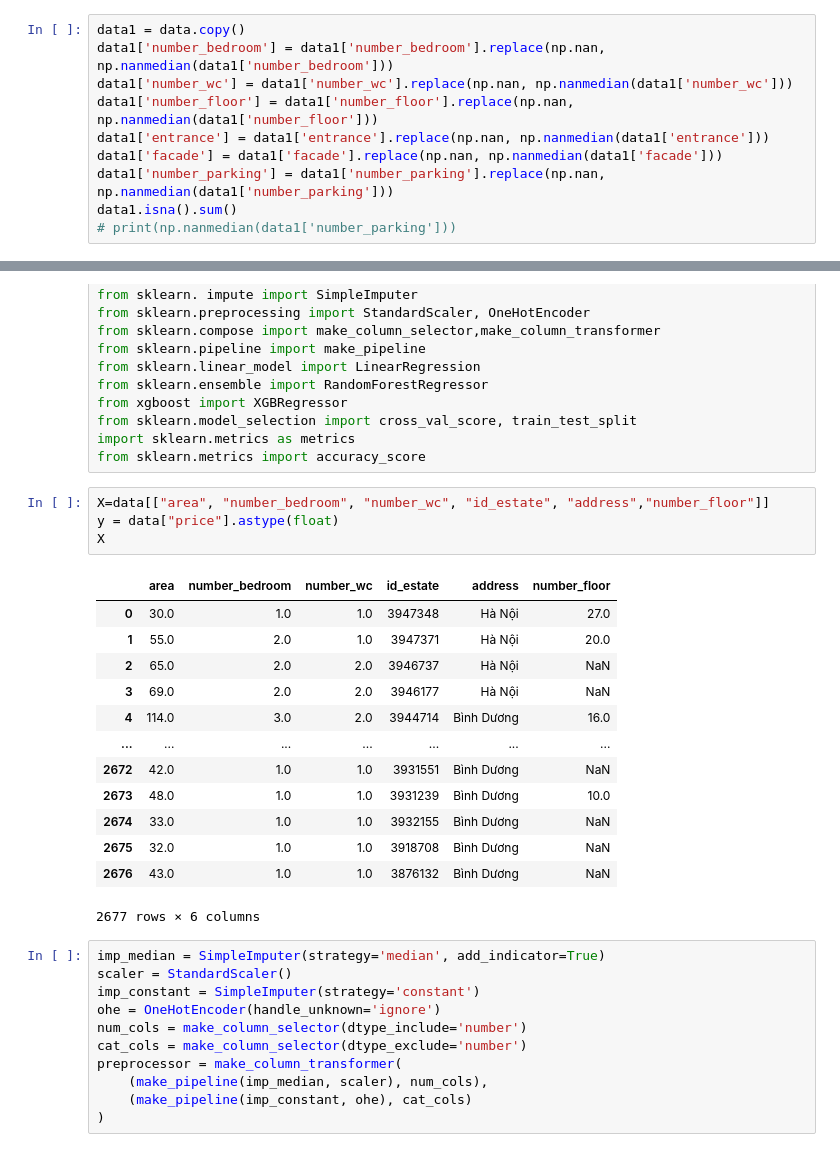
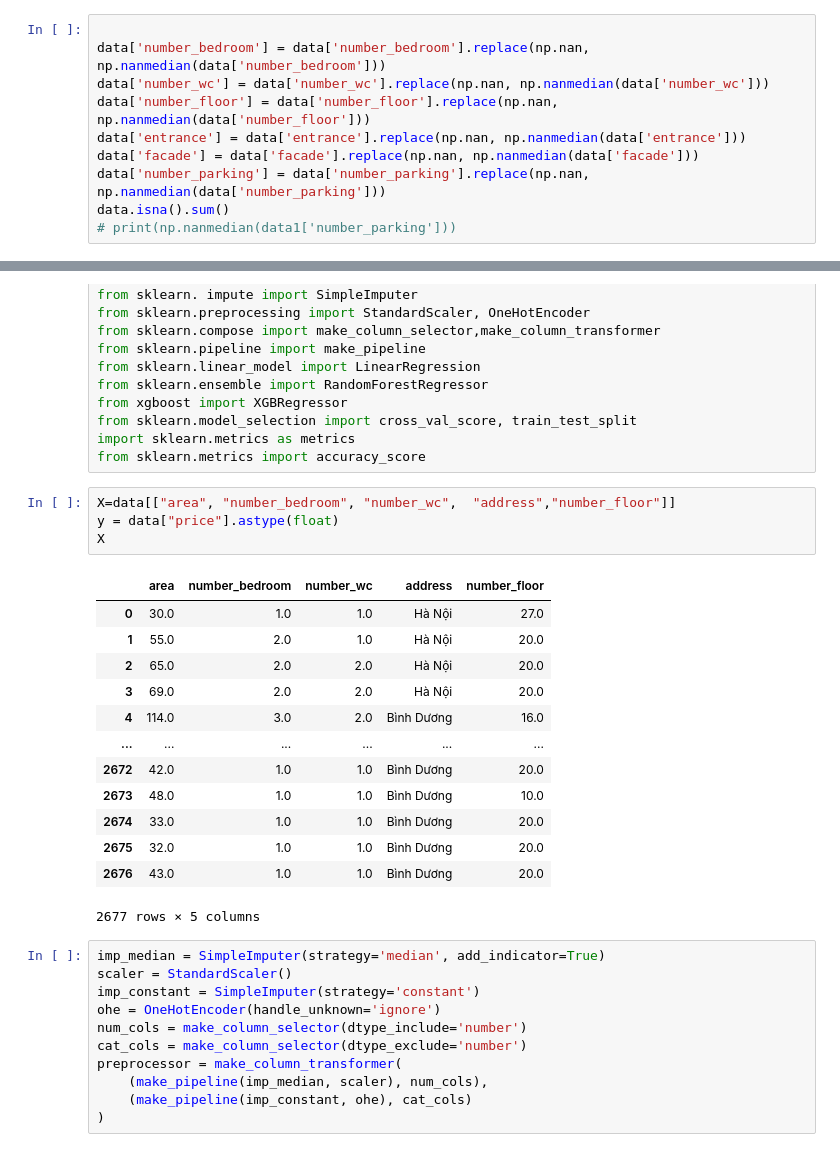
Before and after one commit to lythanhhai/Crawl_Real_Estate, a Jupyter notebook: EDA copy 2.ipynb, the cells around one changed output, grey strips where cells are left out. Drawn from its saved outputs; the diff is of its cells as text.

```diff
--- a/EDA copy 2.ipynb
+++ b/EDA copy 2.ipynb
@@ -226,14 +226,14 @@ address
  Bến Tre                         1
 Name: address, dtype: int64
 # %%
-data1 = data.copy()
-data1['number_bedroom'] = data1['number_bedroom'].replace(np.nan, np.nanmedian(data1['number_bedroom']))
-data1['number_wc'] = data1['number_wc'].replace(np.nan, np.nanmedian(data1['number_wc']))
-data1['number_floor'] = data1['number_floor'].replace(np.nan, np.nanmedian(data1['number_floor']))
-data1['entrance'] = data1['entrance'].replace(np.nan, np.nanmedian(data1['entrance']))
-data1['facade'] = data1['facade'].replace(np.nan, np.nanmedian(data1['facade']))
-data1['number_parking'] = data1['number_parking'].replace(np.nan, np.nanmedian(data1['number_parking']))
-data1.isna().sum()
+
+data['number_bedroom'] = data['number_bedroom'].replace(np.nan, np.nanmedian(data['number_bedroom']))
+data['number_wc'] = data['number_wc'].replace(np.nan, np.nanmedian(data['number_wc']))
+data['number_floor'] = data['number_floor'].replace(np.nan, np.nanmedian(data['number_floor']))
+data['entrance'] = data['entrance'].replace(np.nan, np.nanmedian(data['entrance']))
+data['facade'] = data['facade'].replace(np.nan, np.nanmedian(data['facade']))
+data['number_parking'] = data['number_parking'].replace(np.nan, np.nanmedian(data['number_parking']))
+data.isna().sum()
 # print(np.nanmedian(data1['number_parking']))
 # %% [output]
 title                0
@@ -330,23 +330,23 @@ from sklearn.model_selection import cross_val_score, train_test_split
 import sklearn.metrics as metrics
 from sklearn.metrics import accuracy_score
 # %%
-X=data[["area", "number_bedroom", "number_wc", "id_estate", "address","number_floor"]]
+X=data[["area", "number_bedroom", "number_wc",  "address","number_floor"]]
 y = data["price"].astype(float)
 X
 # %% [output]
-|  | area | number_bedroom | number_wc | id_estate | address | number_floor |
-| 0 | 30.0 | 1.0 | 1.0 | 3947348 | Hà Nội | 27.0 |
-| 1 | 55.0 | 2.0 | 1.0 | 3947371 | Hà Nội | 20.0 |
-| 2 | 65.0 | 2.0 | 2.0 | 3946737 | Hà Nội | NaN |
-| 3 | 69.0 | 2.0 | 2.0 | 3946177 | Hà Nội | NaN |
-| 4 | 114.0 | 3.0 | 2.0 | 3944714 | Bình Dương | 16.0 |
-| ... | ... | ... | ... | ... | ... | ... |
-| 2672 | 42.0 | 1.0 | 1.0 | 3931551 | Bình Dương | NaN |
-| 2673 | 48.0 | 1.0 | 1.0 | 3931239 | Bình Dương | 10.0 |
-| 2674 | 33.0 | 1.0 | 1.0 | 3932155 | Bình Dương | NaN |
-| 2675 | 32.0 | 1.0 | 1.0 | 3918708 | Bình Dương | NaN |
-| 2676 | 43.0 | 1.0 | 1.0 | 3876132 | Bình Dương | NaN |
+|  | area | number_bedroom | number_wc | address | number_floor |
+| 0 | 30.0 | 1.0 | 1.0 | Hà Nội | 27.0 |
+| 1 | 55.0 | 2.0 | 1.0 | Hà Nội | 20.0 |
+| 2 | 65.0 | 2.0 | 2.0 | Hà Nội | 20.0 |
+| 3 | 69.0 | 2.0 | 2.0 | Hà Nội | 20.0 |
+| 4 | 114.0 | 3.0 | 2.0 | Bình Dương | 16.0 |
+| ... | ... | ... | ... | ... | ... |
+| 2672 | 42.0 | 1.0 | 1.0 | Bình Dương | 20.0 |
+| 2673 | 48.0 | 1.0 | 1.0 | Bình Dương | 10.0 |
+| 2674 | 33.0 | 1.0 | 1.0 | Bình Dương | 20.0 |
+| 2675 | 32.0 | 1.0 | 1.0 | Bình Dương | 20.0 |
+| 2676 | 43.0 | 1.0 | 1.0 | Bình Dương | 20.0 |
-2677 rows × 6 columns
+2677 rows × 5 columns
 # %%
 imp_median = SimpleImputer(strategy='median', add_indicator=True)
 scaler = StandardScaler()
```
Also changed, not shown: parts of 11 cells of this notebook.
